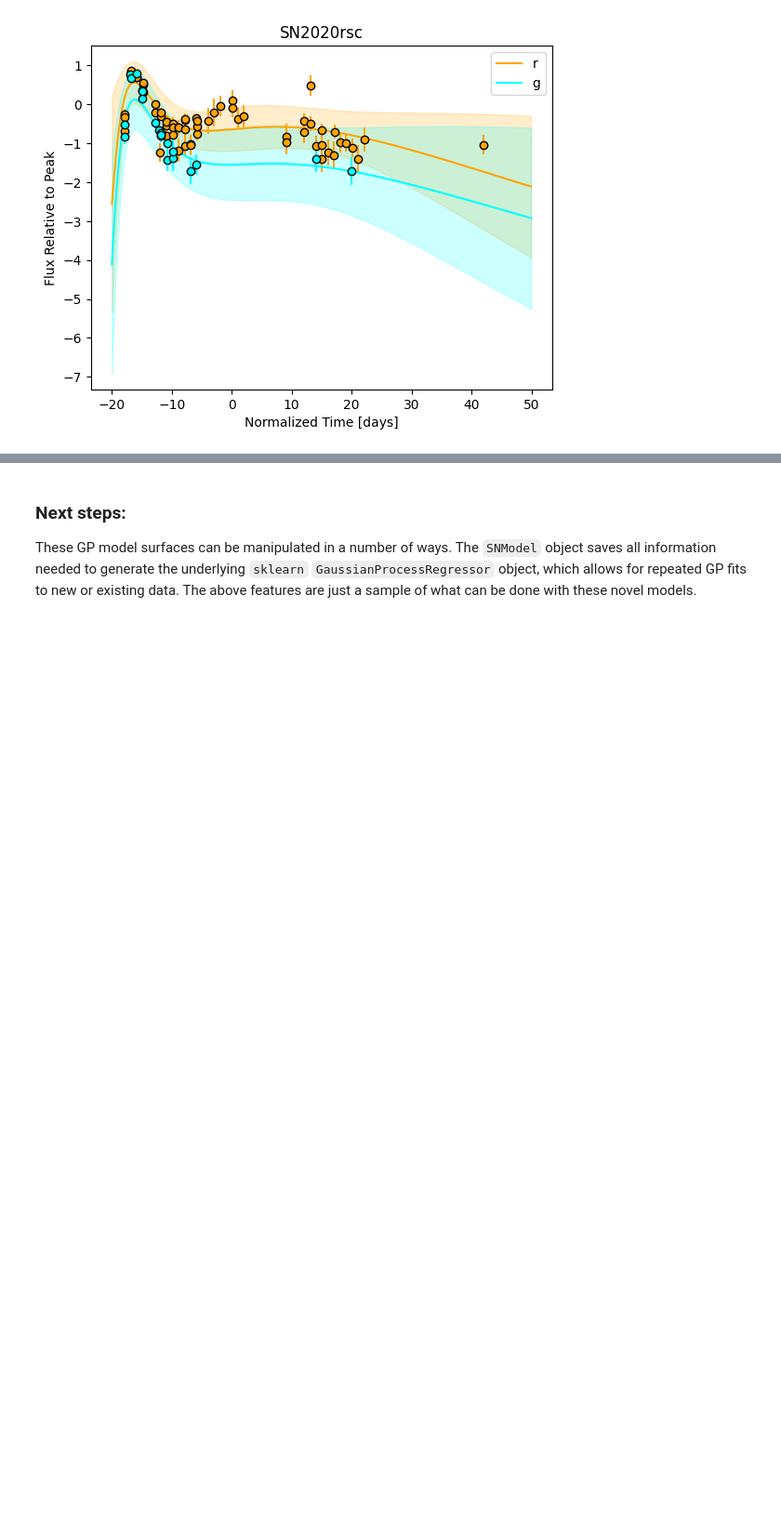
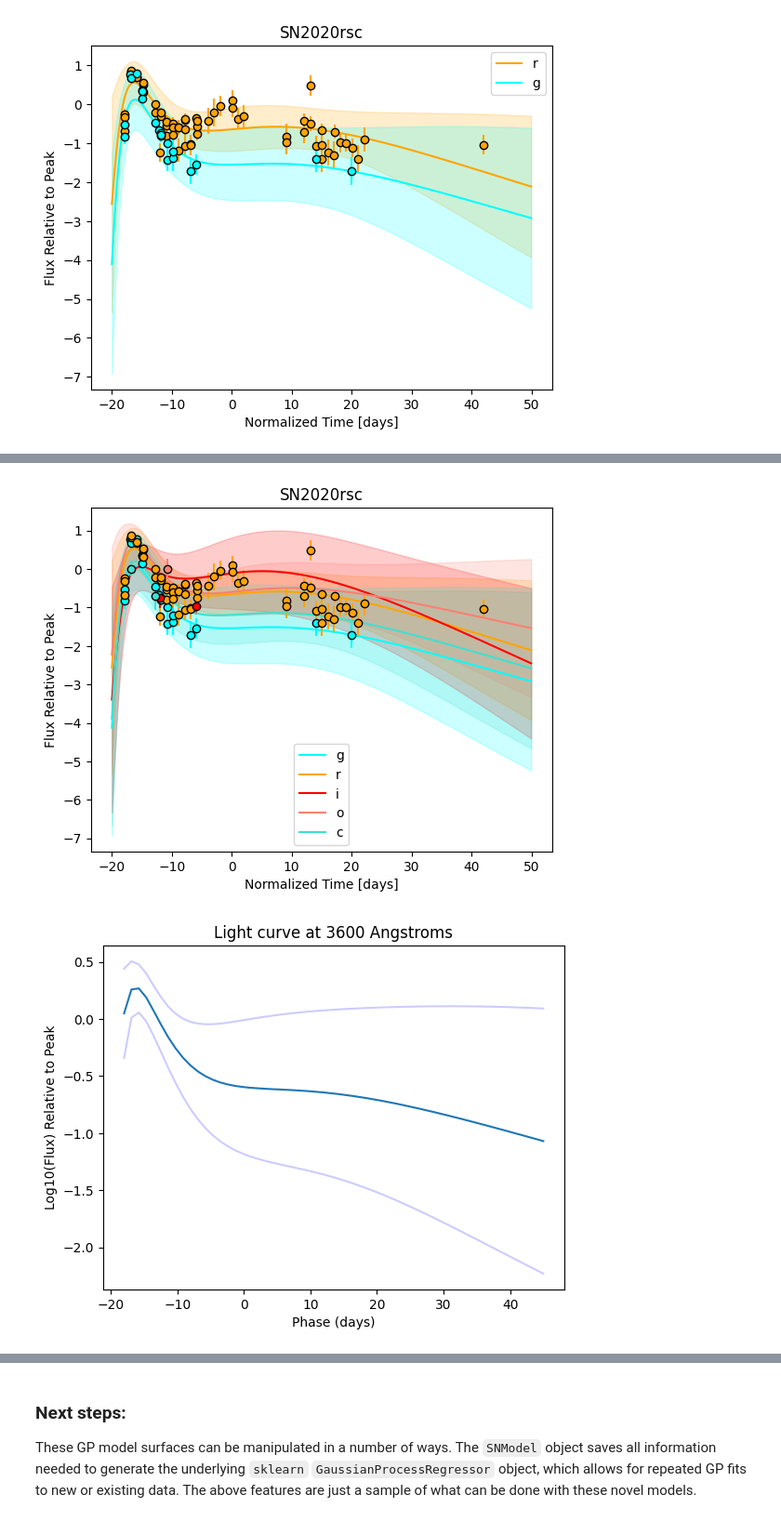
Before and after one commit to aec3675/gopreaux, a Jupyter notebook: examples/using_gp_models.ipynb, the cells around one changed output, grey strips where cells are left out. Shown at 93% size. Drawn from its saved outputs; the diff is of its cells as text; code cells hidden in the pictures; blank space fills up the shorter version.

```diff
--- a/examples/using_gp_models.ipynb
+++ b/examples/using_gp_models.ipynb
@@ -164,0 +165,22 @@ model.fit_photometry(
+# %%
+from caat.utils import WLE
+
+
+sn = SN(name="SN2020rsc")
+
+model.fit_photometry(
+    sn_to_fit=sn,
+    show=True,
+    nsamples=1,
+    keep_new_fit=True
+)
+
+model.predict_lightcurve(
+    phase_min=-18,
+    phase_max=45,
+    wavelength=WLE["U"],
+    show=True,
+)
+# %% [output]
+[figure, added]
+[figure, added]
```
Also changed, not shown: parts of 8 cells of this notebook, 1 other file.
